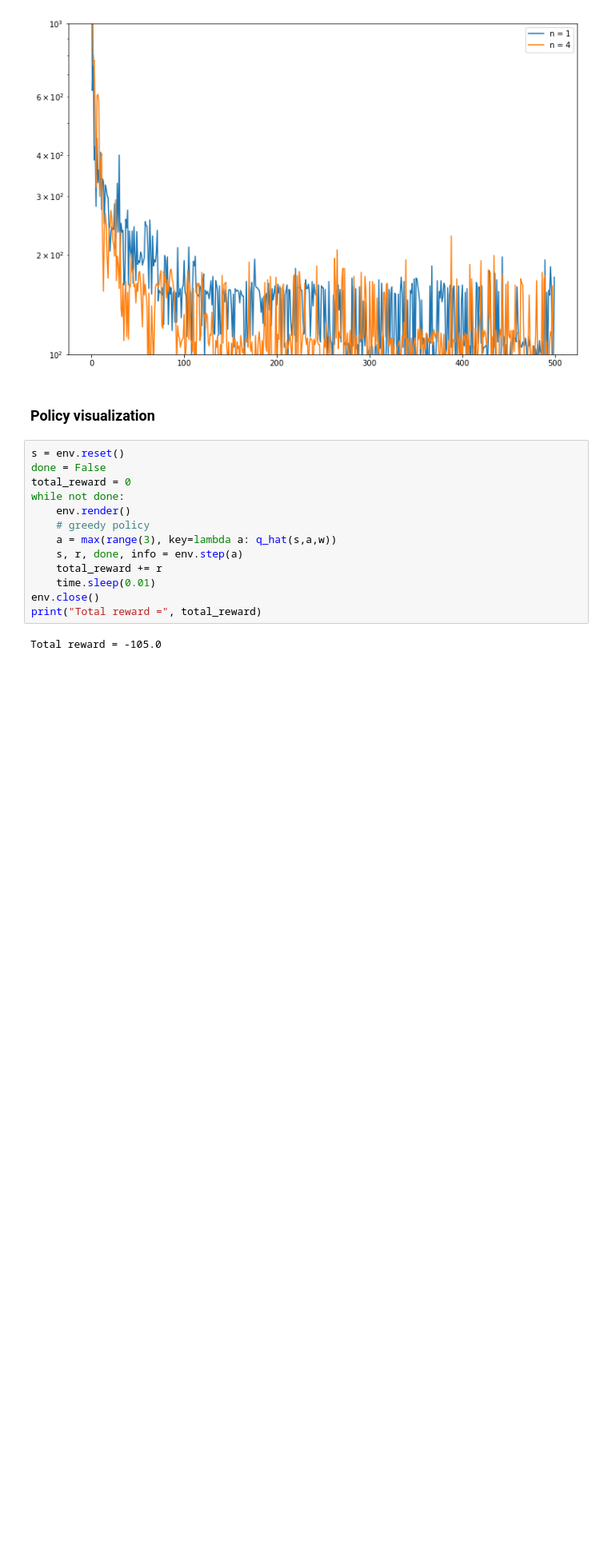
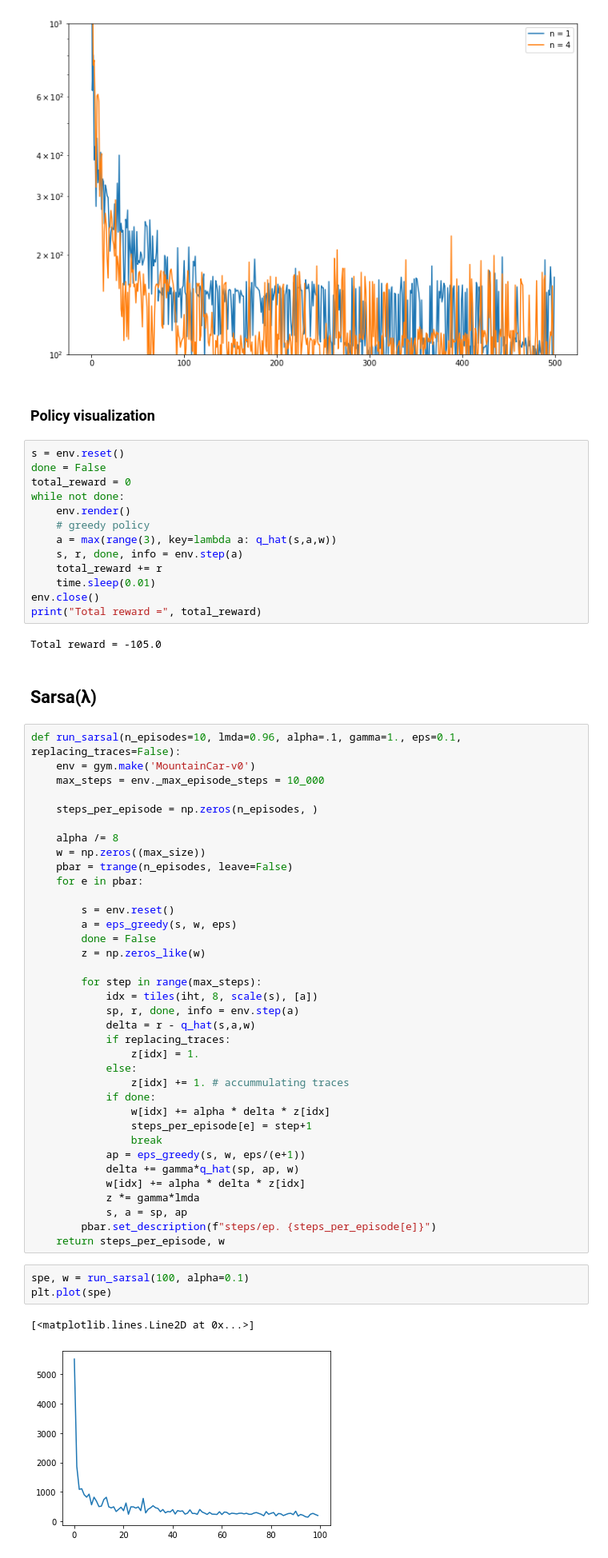
Before and after one commit to arampacha/rlbook.jl, a Jupyter notebook: 10_mountain_car_gym.ipynb, the cells around one changed output. Shown at 80% size. Saved outputs shown, nothing was run; the diff lists cells and outputs as text; blank space fills up the shorter version.

```diff
--- a/10_mountain_car_gym.ipynb
+++ b/10_mountain_car_gym.ipynb
@@ -295,3 +300,47 @@ env.close()
 print("Total reward =", total_reward)
 # %% [output]
 Total reward = -105.0
+# %% [markdown]
+## Sarsa(λ)
+# %%
+def run_sarsal(n_episodes=10, lmda=0.96, alpha=.1, gamma=1., eps=0.1, replacing_traces=False):
+    env = gym.make('MountainCar-v0')
+    max_steps = env._max_episode_steps = 10_000
+
+    steps_per_episode = np.zeros(n_episodes, )
+
+    alpha /= 8
+    w = np.zeros((max_size))
+    pbar = trange(n_episodes, leave=False)
+    for e in pbar:
+
+        s = env.reset()
+        a = eps_greedy(s, w, eps)
+        done = False
+        z = np.zeros_like(w)
+
+        for step in range(max_steps):
+            idx = tiles(iht, 8, scale(s), [a])
+            sp, r, done, info = env.step(a)
+            delta = r - q_hat(s,a,w)
+            if replacing_traces:
+                z[idx] = 1.
+            else:
+                z[idx] += 1. # accummulating traces
+            if done:
+                w[idx] += alpha * delta * z[idx]
+                steps_per_episode[e] = step+1
+                break
+            ap = eps_greedy(s, w, eps/(e+1))
+            delta += gamma*q_hat(sp, ap, w)
+            w[idx] += alpha * delta * z[idx]
+            z *= gamma*lmda
+            s, a = sp, ap
+        pbar.set_description(f"steps/ep. {steps_per_episode[e]}")
+    return steps_per_episode, w
+# %%
+spe, w = run_sarsal(100, alpha=0.1)
+plt.plot(spe)
+# %% [output]
+[<matplotlib.lines.Line2D at 0x...>]
+[figure, added]
```
Also changed, not shown: parts of 11 cells of this notebook.
